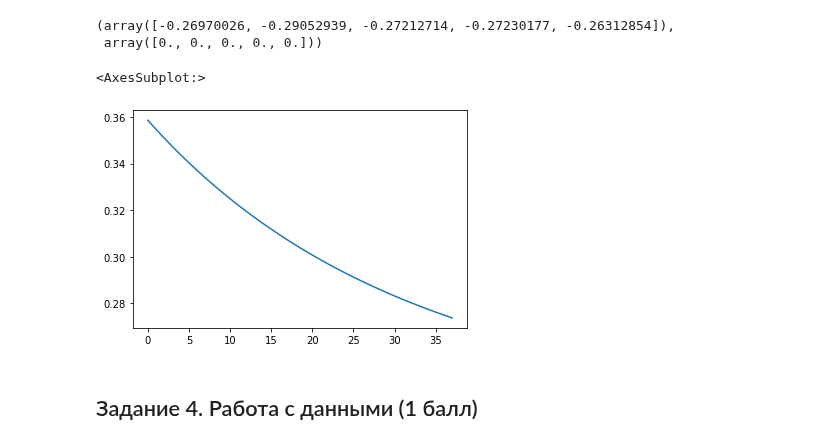
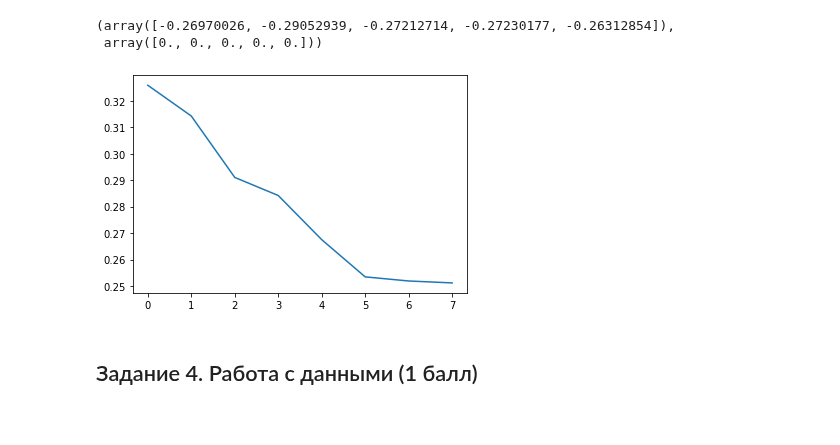
Before and after one commit to HeySlava/hse_course, a Jupyter notebook: homework3/homework-practice-03-gd.ipynb, the cells around one changed output. Drawn from its saved outputs; the diff is of its cells as text; code cells hidden in the pictures.

```diff
--- a/homework3/homework-practice-03-gd.ipynb
+++ b/homework3/homework-practice-03-gd.ipynb
@@ -407,9 +407,13 @@ gradient, diff
  array([0., 0., 0., 0., 0.]))
 # %%
 class LinearReg(BaseEstimator):
-    def __init__(self, gd_type='stochastic',
-                 tolerance=tolerance_default, max_iter=max_iter_default, w0=None, eta=1e-2,
-                batch_size: int = batch_size_default):
+    def __init__(self,
+                 gd_type='stochastic',
+                 tolerance=tolerance_default,
+                 max_iter=max_iter_default,
+                 w0=None,
+                 eta=1e-2,
+                 batch_size: int = batch_size_default):
         """
         gd_type: 'full' or 'stochastic'
         tolerance: for stopping gradient descent
@@ -455,9 +459,8 @@ class LinearReg(BaseEstimator):
 
             for i in range(self.max_iter):
                 self.real_iter += 1
-#                 print(self.read_iter)
-                sample_mask = random.sample([x for x in range(X.shape[0])], self.batch_size)
-                step=self.eta*self.calc_gradient(X[sample_mask], y[sample_mask])
+                random_indexes = random.sample([range(len(y))], self.batch_size)
+                step=self.eta*self.calc_gradient(X[random_indexes], y[random_indexes])
                 w1=self.w.copy()
                 self.w = self.w-step
                 self.loss_history.append(self.calc_loss(X, y))
@@ -492,12 +495,11 @@ class LinearReg(BaseEstimator):
 # %%
 import seaborn as sns
 # %%
-sg=LinearReg(eta=0.01, batch_size=2).fit(X, y)
+sg=LinearReg(eta=0.01, batch_size=1, tolerance=0.001).fit(X, y)
 sg
 
-sns.lineplot(x=np.arange(len(sg.loss_history)), y=sg.loss_history)
+sns.lineplot(x=np.arange(sg.real_iter), y=sg.loss_history);
 # %% [output]
-<AxesSubplot:>
-[figure, old version]
+[figure, new version]
 # %% [markdown]
 ## Задание 4. Работа с данными (1 балл)
```
Also changed, not shown: parts of 5 cells of this notebook.
